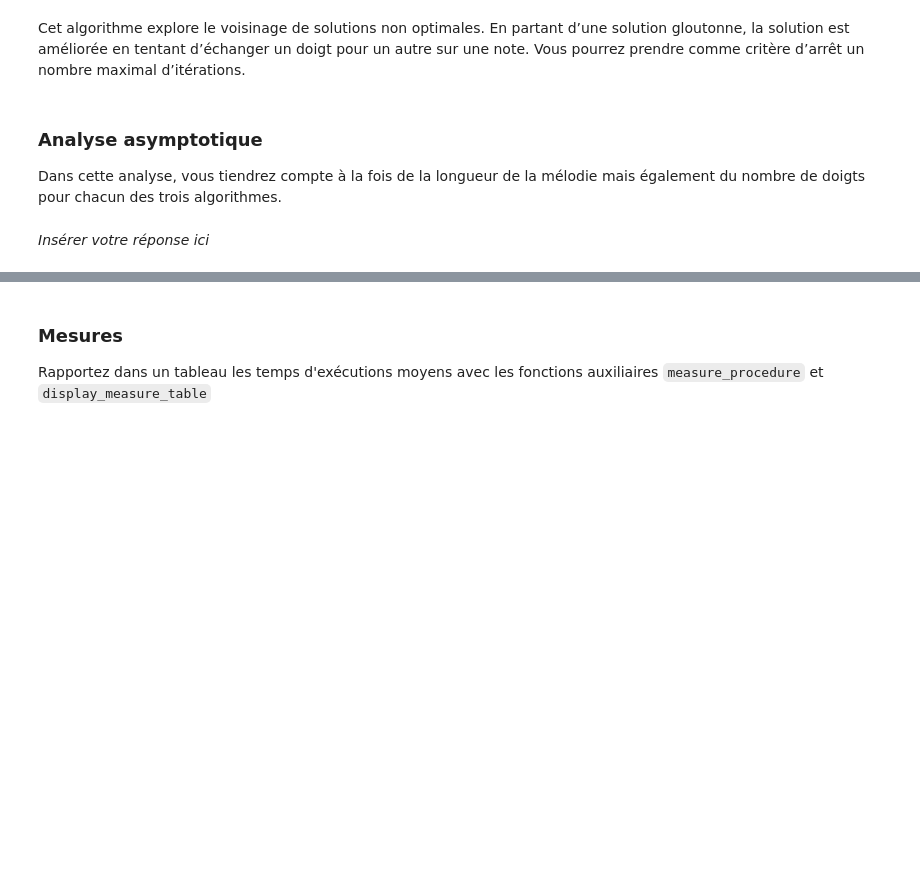
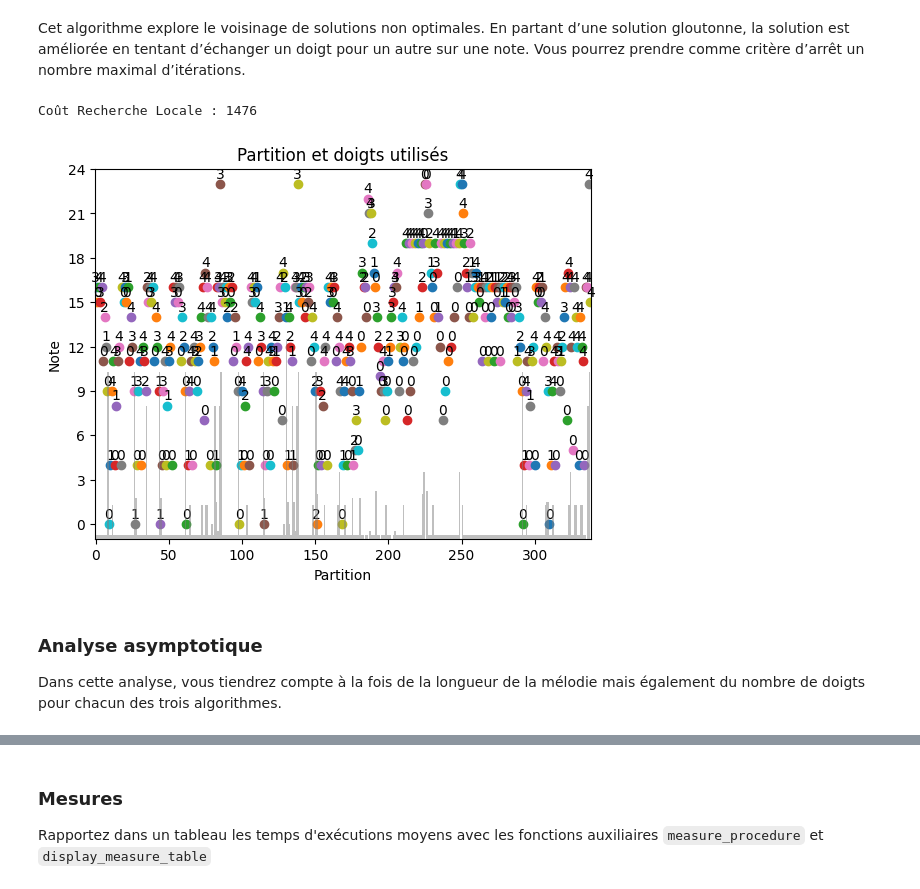
Before and after one commit to Thomas-Thiboutot/INF8775, a Jupyter notebook: TP2-H24.ipynb, the cells around one changed output, grey strips where cells are left out. Saved outputs shown, nothing was run; the diff lists cells and outputs as text; code cells hidden in the pictures; blank space fills up the shorter version.

Commit message:
local search

```diff
--- a/TP2-H24.ipynb
+++ b/TP2-H24.ipynb
@@ -598,16 +597,38 @@ solution est améliorée en tentant d’échanger un doigt pour un autre sur une
 comme critère d’arrêt un nombre maximal d’itérations.
 # %%
 def localSearch(partition):
-    solution = [0 for i in range(len(partition))]
+
+
+    ## Initialisation random
+    solution = [np.random.randint(D) for _ in range(len(partition))]
+    #
+    #solution = glouton(partition)
+    niter = 10000
+    iter = 0
+
+    while iter < niter:
+      i = np.random.randint(len(partition))
+      old_solution = solution[i]
+      old_cost = getTotalCost(costs, partition, solution)
+      # amélioration random
+      solution[i] = np.random.randint(D)
+      new_cost = getTotalCost(costs, partition, solution)
+
+      if old_cost < new_cost:
+        solution[i] = old_solution
+      iter += 1
+
     return solution
+
 
 solutionLocal = localSearch(partition)
 print("Coût Recherche Locale :", getTotalCost(costs, partition, solutionLocal))
 visualize_solution(costs, partition, solutionLocal)
+# %% [output]
+Coût Recherche Locale : 1476
+[figure, added]
 # %% [markdown]
 ### Analyse asymptotique
 
 Dans cette analyse, vous tiendrez compte à la fois de la longueur de la mélodie mais également du
 nombre de doigts pour chacun des trois algorithmes.
-# %% [markdown]
-*Insérer votre réponse ici*
```
Also changed, not shown: parts of 17 cells of this notebook.
